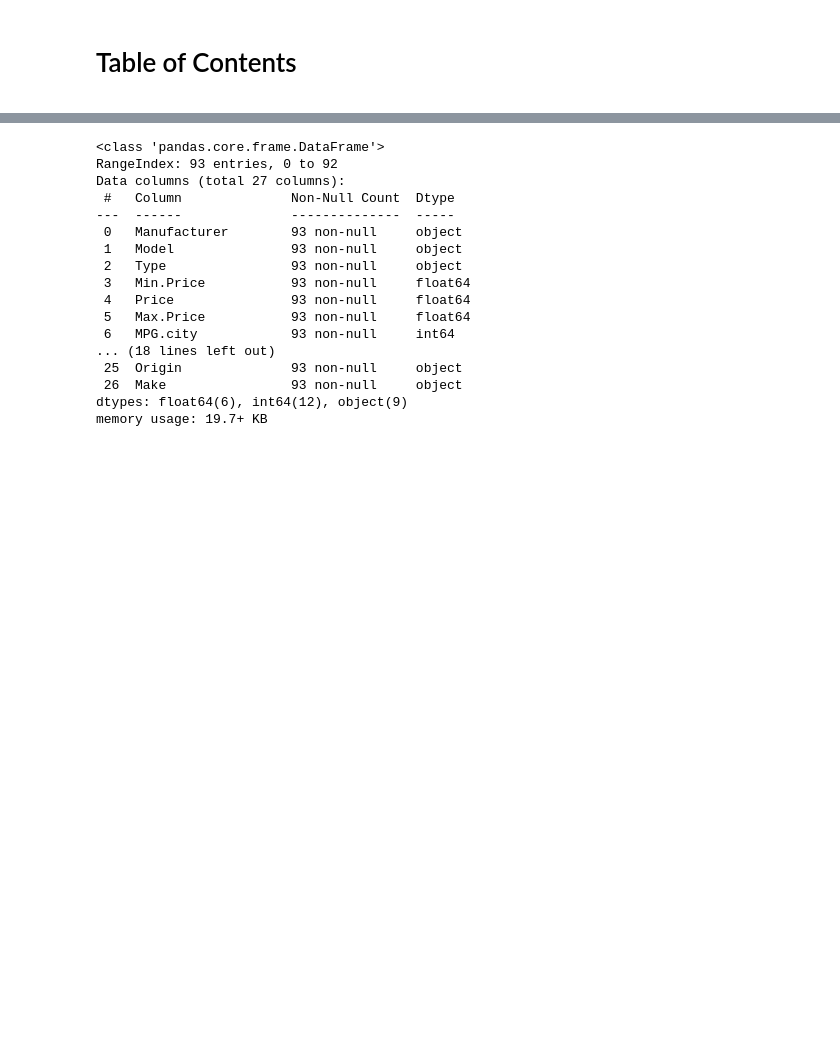
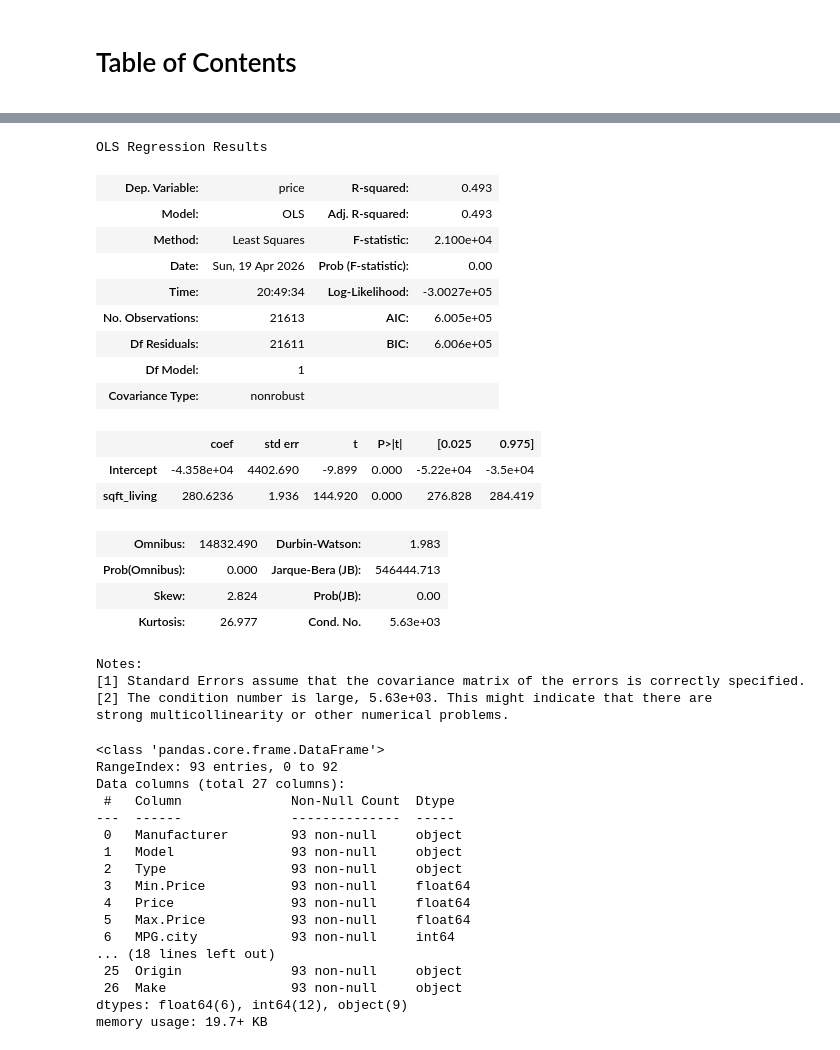
Before and after one commit to ADPclass/ADP_Python_upgrade, a Jupyter notebook: ch4-7 연속형 변수 간의 관계 분석 (상관 & 회귀분석).ipynb, the cells around one changed output, grey strips where cells are left out. Saved outputs shown, nothing was run; the diff lists cells and outputs as text; code cells hidden in the pictures; blank space fills up the shorter version.

```diff
--- a/ch4-7 연속형 변수 간의 관계 분석 (상관 & 회귀분석).ipynb
+++ b/ch4-7 연속형 변수 간의 관계 분석 (상관 & 회귀분석).ipynb
@@ -4,3 +36,27 @@
+# %%
+lr.summary()
+# %% [output]
+OLS Regression Results
+| Dep. Variable: | price | R-squared: | 0.493 |
+| Model: | OLS | Adj. R-squared: | 0.493 |
+| Method: | Least Squares | F-statistic: | 2.100e+04 |
+| Date: | Sun, 19 Apr 2026 | Prob (F-statistic): | 0.00 |
+| Time: | 20:49:34 | Log-Likelihood: | -3.0027e+05 |
+| No. Observations: | 21613 | AIC: | 6.005e+05 |
+| Df Residuals: | 21611 | BIC: | 6.006e+05 |
+| Df Model: | 1 |  |  |
+| Covariance Type: | nonrobust |  |  |
+|  | coef | std err | t | P>|t| | [0.025 | 0.975] |
+| Intercept | -4.358e+04 | 4402.690 | -9.899 | 0.000 | -5.22e+04 | -3.5e+04 |
+| sqft_living | 280.6236 | 1.936 | 144.920 | 0.000 | 276.828 | 284.419 |
+| Omnibus: | 14832.490 | Durbin-Watson: | 1.983 |
+| Prob(Omnibus): | 0.000 | Jarque-Bera (JB): | 546444.713 |
+| Skew: | 2.824 | Prob(JB): | 0.00 |
+| Kurtosis: | 26.977 | Cond. No. | 5.63e+03 |
+Notes:
+[1] Standard Errors assume that the covariance matrix of the errors is correctly specified.
+[2] The condition number is large, 5.63e+03. This might indicate that there are
+strong multicollinearity or other numerical problems.
 # %%
 import pandas as pd
 # 데이터 불러오기
```
Also changed, not shown: parts of 7 cells of this notebook.
